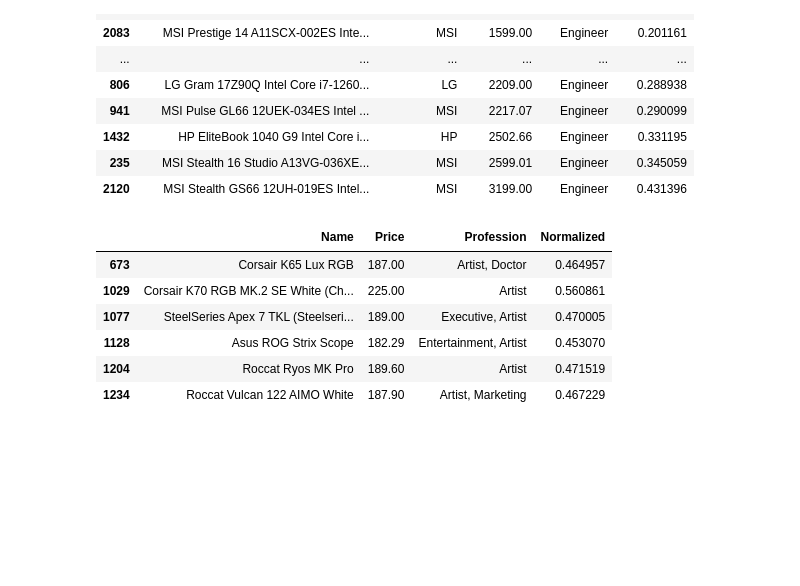
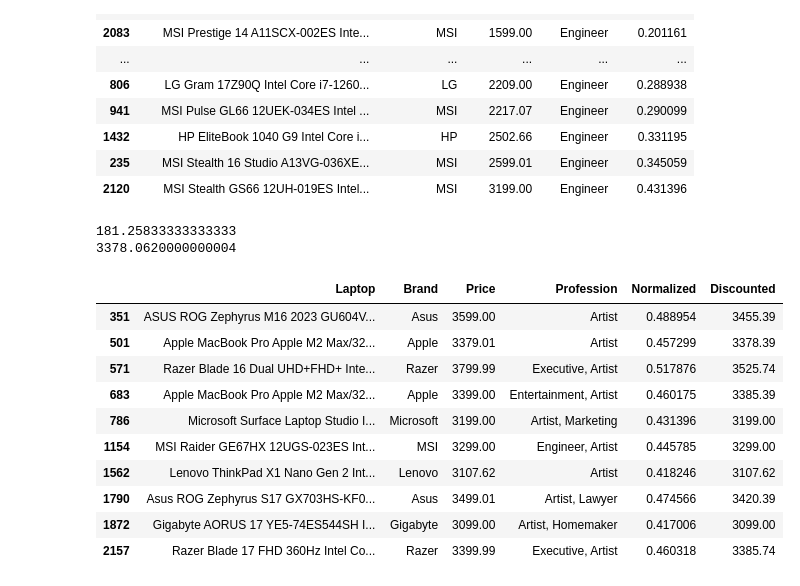
Before and after one commit to norm4nn/Snus-Solutions, a Jupyter notebook: datasets.ipynb, the cells around one changed output. Drawn from its saved outputs; the diff is of its cells as text; code cells hidden in the pictures; blank space fills up the shorter version.

Commit message:
added discounts for customers

```diff
--- a/datasets.ipynb
+++ b/datasets.ipynb
@@ -61,5 +49,6 @@ laptops["Profession"] = laptops.apply(lambda row: ", ".join([str(i) for i in ran
 max_price = laptops["Final Price"].max()
 min_price = laptops["Final Price"].min()
 laptops["Normalized"] = (laptops["Final Price"]-min_price) / (max_price - min_price)
+laptops.rename(columns={"Final Price":"Price"}, inplace=True)
 laptops
 # %% [output]
@@ -83,6 +72,7 @@ keyboards["Profession"] = keyboards.apply(lambda row: ", ".join([str(i) for i in
 max_price = keyboards["Price"].max()
 min_price = keyboards["Price"].min()
 keyboards["Normalized"] = (keyboards["Price"]-min_price) / (max_price - min_price)
+keyboards.rename(columns={"Price":"Price"}, inplace=True)
 keyboards
 # %% [output]
 |  | Name | Price | Profession | Normalized |
@@ -263,32 +253,51 @@ recommend2(customer)[0]
 | 235 | MSI Stealth 16 Studio A13VG-036XE... | MSI | 2599.01 | Engineer | 0.345059 |
 | 2120 | MSI Stealth GS66 12UH-019ES Intel... | MSI | 3199.00 | Engineer | 0.431396 |
 # %%
-customer = Customer(funds=0.52, power=0.62, profession="Artist")
+customer = Customer(0.465, 0.65, "Artist", 0.45)
 
-
-def recommend_products(customer: Customer, *args):
+def recommend_products(customer: Customer, *args) -> list[pd.DataFrame]:
     if not isinstance(customer, Customer):
         raise ValueError("Input must be a Customer object")
 
     def filter_products(products):
         st_dev = np.std(products["Normalized"]) * customer.power
         pred_products = products[products["Profession"].str.contains(customer.profession)]
         pred_products = pred_products[(pred_products["Normalized"] > customer.funds - st_dev) & (pred_products["Normalized"] < customer.funds + st_dev)]
         return pred_products
 
+    def calculate_discount(products):
+        prod_mean = np.mean(products["Price"])
+        print(prod_mean)
+        products["Discounted"] = products["Price"]-prod_mean
+        for index, discounted_price in products["Discounted"].items():
+            # Calculate discounted price for the current product
+            new_discounted_price = products.at[index, "Price"] - max(discounted_price, 0) * customer.possible_discount
+            # Update the value in the DataFrame
+            products.at[index, "Discounted"] = new_discounted_price
+        products["Discounted"] = products["Discounted"].apply(lambda x: round(x, 2))
+        return products
+
+
     """pred_laptops = filter_products(laptops)
     pred_keyboards = filter_products(keyboards)"""
 
     predictions = [filter_products(arg) for arg in args]
+    predictions = [calculate_discount(p) for p  in predictions]
 
     return predictions
 
-recommend_products(customer, laptops, keyboards)[1]
+recommend_products(customer, keyboards, laptops)[1]
 # %% [output]
+181.25833333333333
+3378.0620000000004
-|  | Name | Price | Profession | Normalized |
-| 673 | Corsair K65 Lux RGB | 187.00 | Artist, Doctor | 0.464957 |
-| 1029 | Corsair K70 RGB MK.2 SE White (Ch... | 225.00 | Artist | 0.560861 |
-| 1077 | SteelSeries Apex 7 TKL (Steelseri... | 189.00 | Executive, Artist | 0.470005 |
-| 1128 | Asus ROG Strix Scope | 182.29 | Entertainment, Artist | 0.453070 |
-| 1204 | Roccat Ryos MK Pro | 189.60 | Artist | 0.471519 |
-| 1234 | Roccat Vulcan 122 AIMO White | 187.90 | Artist, Marketing | 0.467229 |
+|  | Laptop | Brand | Price | Profession | Normalized | Discounted |
+| 351 | ASUS ROG Zephyrus M16 2023 GU604V... | Asus | 3599.00 | Artist | 0.488954 | 3455.39 |
+| 501 | Apple MacBook Pro Apple M2 Max/32... | Apple | 3379.01 | Artist | 0.457299 | 3378.39 |
+| 571 | Razer Blade 16 Dual UHD+FHD+ Inte... | Razer | 3799.99 | Executive, Artist | 0.517876 | 3525.74 |
+| 683 | Apple MacBook Pro Apple M2 Max/32... | Apple | 3399.00 | Entertainment, Artist | 0.460175 | 3385.39 |
+| 786 | Microsoft Surface Laptop Studio I... | Microsoft | 3199.00 | Artist, Marketing | 0.431396 | 3199.00 |
+| 1154 | MSI Raider GE67HX 12UGS-023ES Int... | MSI | 3299.00 | Engineer, Artist | 0.445785 | 3299.00 |
+| 1562 | Lenovo ThinkPad X1 Nano Gen 2 Int... | Lenovo | 3107.62 | Artist | 0.418246 | 3107.62 |
+| 1790 | Asus ROG Zephyrus S17 GX703HS-KF0... | Asus | 3499.01 | Artist, Lawyer | 0.474566 | 3420.39 |
+| 1872 | Gigabyte AORUS 17 YE5-74ES544SH I... | Gigabyte | 3099.00 | Artist, Homemaker | 0.417006 | 3099.00 |
+| 2157 | Razer Blade 17 FHD 360Hz Intel Co... | Razer | 3399.99 | Executive, Artist | 0.460318 | 3385.74 |
```
Also changed, not shown: parts of 3 cells of this notebook, 4 other files.
